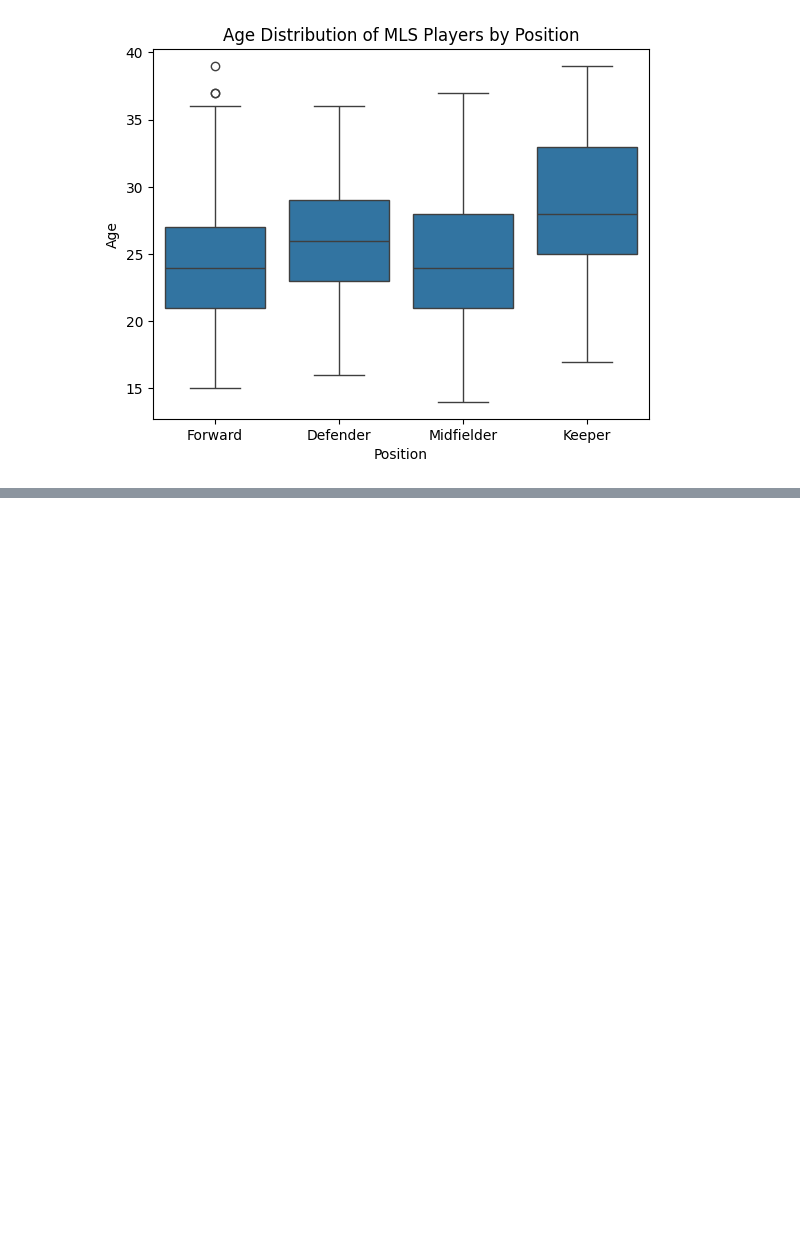
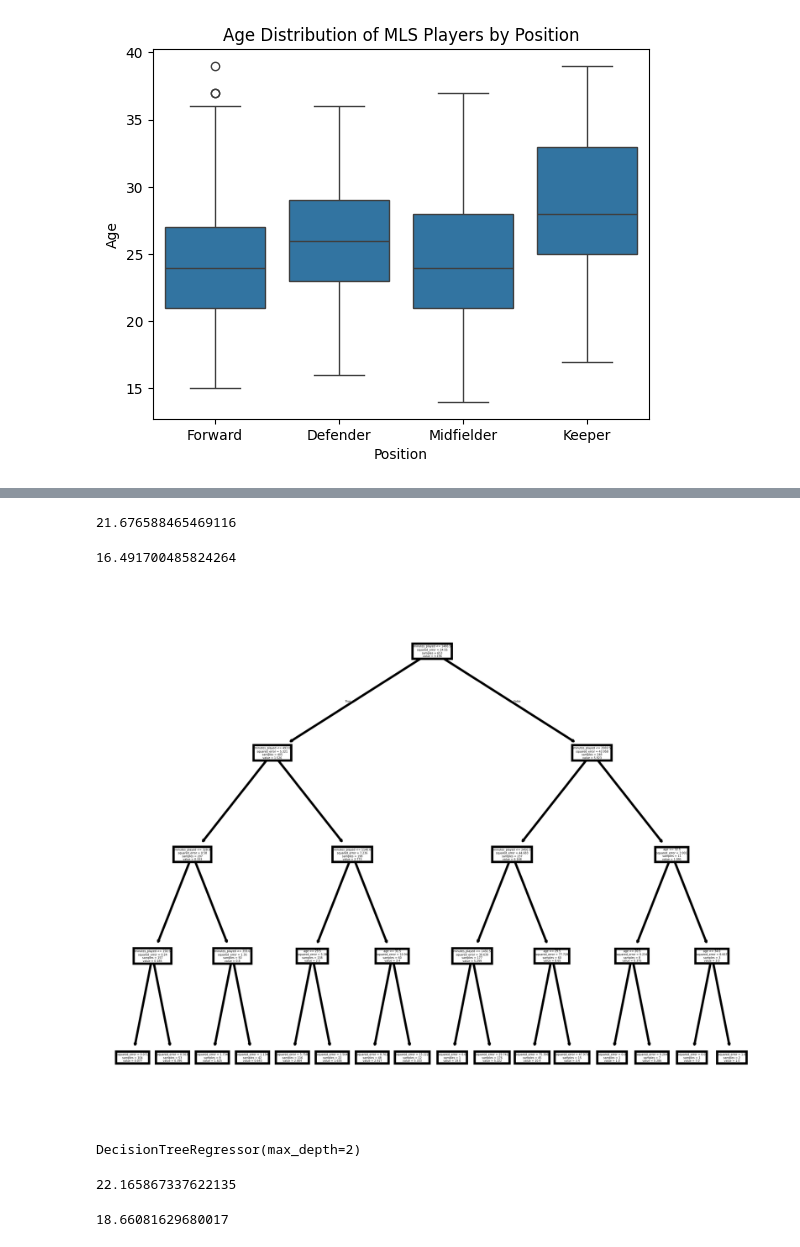
Before and after one commit to rubeng77/MLS-Player-Stats-24, a Jupyter notebook: MLS_Player_Stats_Anaysis.ipynb, the cells around one changed output, grey strips where cells are left out. Cells and saved outputs as stored; diff of their text form; code cells hidden in the pictures; blank space fills up the shorter version.

```diff
--- a/MLS_Player_Stats_Anaysis.ipynb
+++ b/MLS_Player_Stats_Anaysis.ipynb
@@ -140,0 +210,4 @@ Text(0, 0.5, 'Age')
+# %%
+mean_squared_error(y_test, y_test_pred)
+# %% [output]
+21.676588465469116
@@ -140,0 +216,14 @@ Text(0, 0.5, 'Age')
+# %%
+mean_squared_error(y_train, y_train_pred)
+# %% [output]
+16.491700485824264
+# %%
+fig, axes = plt.subplots(nrows = 1,ncols = 1,figsize = (5,4), dpi=600)
+_ = plot_tree(model_dt2, feature_names = x.columns)
+# %% [output]
+[figure, added]
+# %%
+model_dt3 = DecisionTreeRegressor(max_depth = 2)
+model_dt3.fit(x_train, y_train)
+# %% [output]
+DecisionTreeRegressor(max_depth=2)
@@ -140,0 +232,4 @@ Text(0, 0.5, 'Age')
+# %%
+mean_squared_error(y_test, y_test_pred)
+# %% [output]
+22.165867337622135
@@ -140,0 +238,4 @@ Text(0, 0.5, 'Age')
+# %%
+mean_squared_error(y_train, y_train_pred)
+# %% [output]
+18.66081629680017
```
Also changed, not shown: parts of 30 cells of this notebook.
